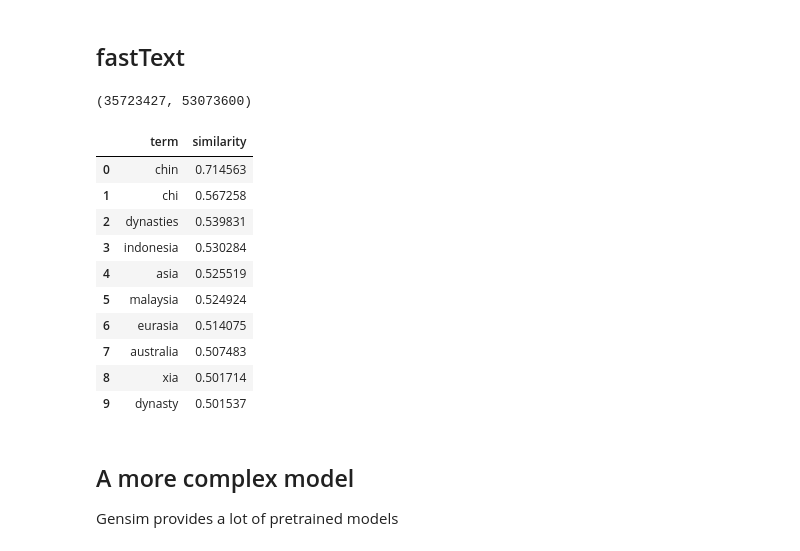
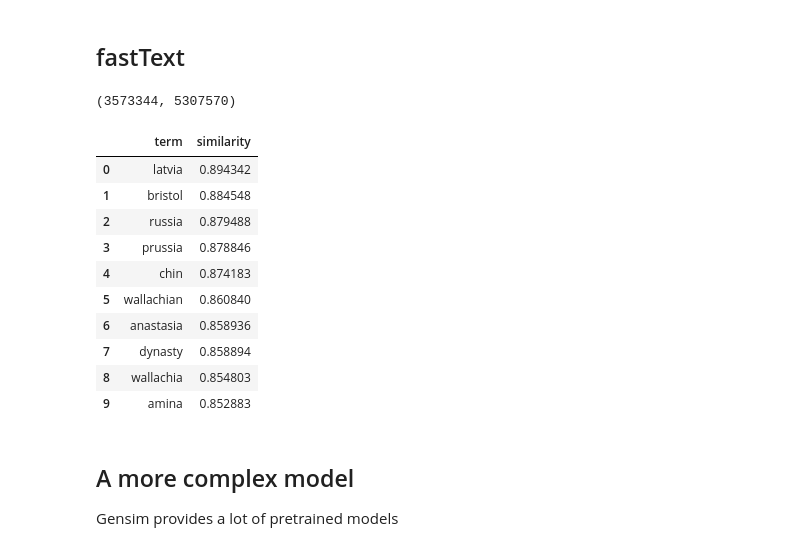
Before and after one commit to georgms/information-retrieval, a Jupyter notebook: word-embedding/Word_Embedding.ipynb, the cells around one changed output. Cells and saved outputs as stored; diff of their text form; code cells hidden in the pictures.

```diff
--- a/word-embedding/Word_Embedding.ipynb
+++ b/word-embedding/Word_Embedding.ipynb
@@ -14,13 +10,13 @@ WARNING: apt does not have a stable CLI interface. Use with caution in scripts.
 # %%
 import os
 import re
+
 import pandas
 
 lines = []
-counter = 0
-corpus_directory = "work/corpus"
+corpus_directory = "corpus"
 
-for filename in os.listdir(corpus_directory):
+for i, filename in enumerate(os.listdir(corpus_directory)):
     if filename.endswith(".txt"):
         with open(os.path.join(corpus_directory, filename), "r") as f:
             content = f.read()
@@ -30,9 +26,7 @@ for filename in os.listdir(corpus_directory):
 
             lines.append(content)
 
-        counter += 1
-
-        if counter == 5000:
+        if i == 5000:
             break
 
 pandas.DataFrame(lines[:5], columns=["line"])
@@ -143,23 +137,23 @@ from gensim.utils import tokenize
 ft_model = FastText()
 corpus = [list(tokenize(line, lowercase=True, deacc=True)) for line in lines]
 ft_model.build_vocab(corpus_iterable=corpus)
-ft_model.train(corpus_iterable=corpus, total_examples=len(corpus), epochs=100)
+ft_model.train(corpus_iterable=corpus, total_examples=len(corpus), epochs=10)
 # %% [output]
-(35723427, 53073600)
+(3573344, 5307570)
 # %%
-pandas.DataFrame(ft_model.wv.most_similar("china", topn=10), columns=["term", "similarity"])
+pandas.DataFrame(ft_model.wv.most_similar(input("Find words similar to"), topn=10), columns=["term", "similarity"])
 # %% [output]
 |  | term | similarity |
-| 0 | chin | 0.714563 |
-| 1 | chi | 0.567258 |
-| 2 | dynasties | 0.539831 |
-| 3 | indonesia | 0.530284 |
-| 4 | asia | 0.525519 |
-| 5 | malaysia | 0.524924 |
-| 6 | eurasia | 0.514075 |
-| 7 | australia | 0.507483 |
-| 8 | xia | 0.501714 |
-| 9 | dynasty | 0.501537 |
+| 0 | latvia | 0.894342 |
+| 1 | bristol | 0.884548 |
+| 2 | russia | 0.879488 |
+| 3 | prussia | 0.878846 |
+| 4 | chin | 0.874183 |
+| 5 | wallachian | 0.860840 |
+| 6 | anastasia | 0.858936 |
+| 7 | dynasty | 0.858894 |
+| 8 | wallachia | 0.854803 |
+| 9 | amina | 0.852883 |
 # %% [markdown]
 ## A more complex model
 
```
Also changed, not shown: parts of 46 cells of this notebook, 4 other files.
